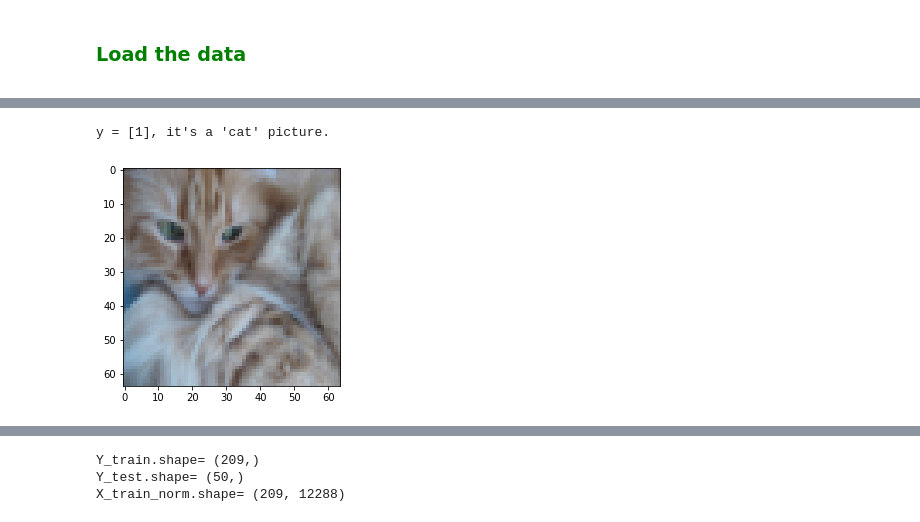
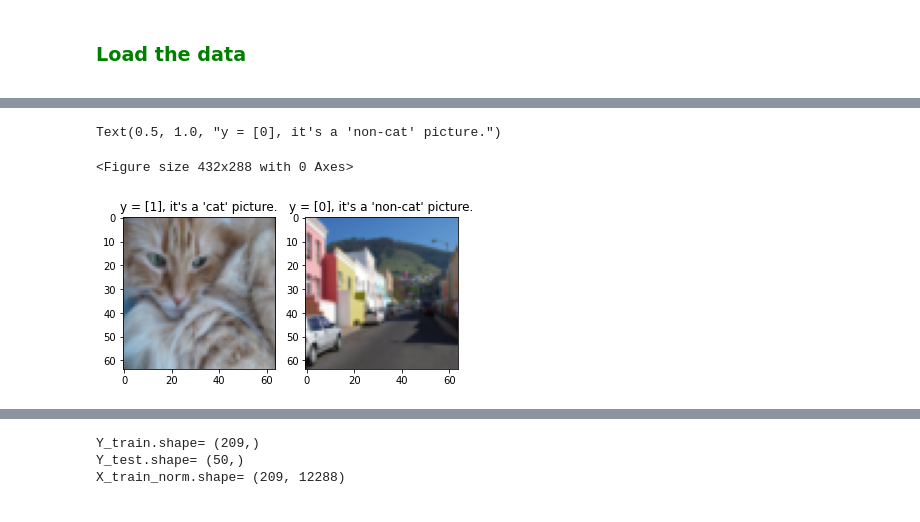
Before and after one commit to RomanZakaliak/CI_FCIT, a Jupyter notebook: Кпіз/hometask_cihw.ipynb, the cells around one changed output, grey strips where cells are left out. Drawn from its saved outputs; the diff is of its cells as text; code cells hidden in the pictures.

```diff
--- a/Кпіз/hometask_cihw.ipynb
+++ b/Кпіз/hometask_cihw.ipynb
@@ -39,12 +58,17 @@ X_train,y_train, X_test, y_test, classes = load_dataset()
 # %%
 import matplotlib.pyplot as plt
 index = 2
 plt.figure()
-plt.imshow(X_train[index])
-print ("y = " + str(y_train[index,:]) + ", it's a '" + classes[np.squeeze(y_train[index,:])] +  "' picture.")
+_, xarrs = plt.subplots(1, 2)
+xarrs[0].imshow(X_train[index] )
+
+xarrs[1].imshow(X_train[index-1])
+xarrs[0].set_title("y = " + str(y_train[index,:]) + ", it's a '" + classes[np.squeeze(y_train[index,:])] +  "' picture.")
+xarrs[1].set_title("y = " + str(y_train[index-1,:]) + ", it's a '" + classes[np.squeeze(y_train[index-1,:])] +  "' picture.")
 # %% [output]
-y = [1], it's a 'cat' picture.
+Text(0.5, 1.0, "y = [0], it's a 'non-cat' picture.")
+<Figure size 432x288 with 0 Axes>
-[figure, old version]
+[figure, new version]
 # %%
 m_train, num_px,_,_ = X_train.shape
 m_test =  X_test.shape[0]
```
Also changed, not shown: parts of 3 cells of this notebook.
